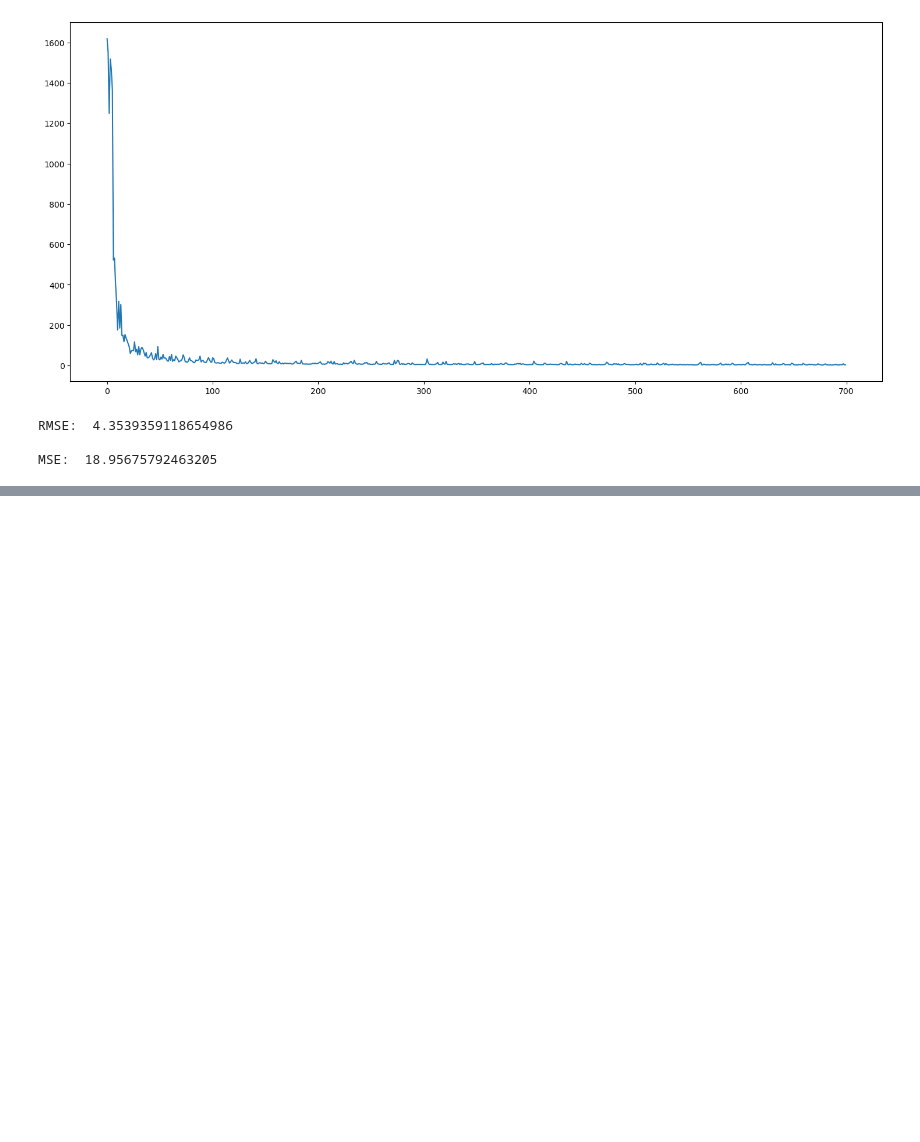
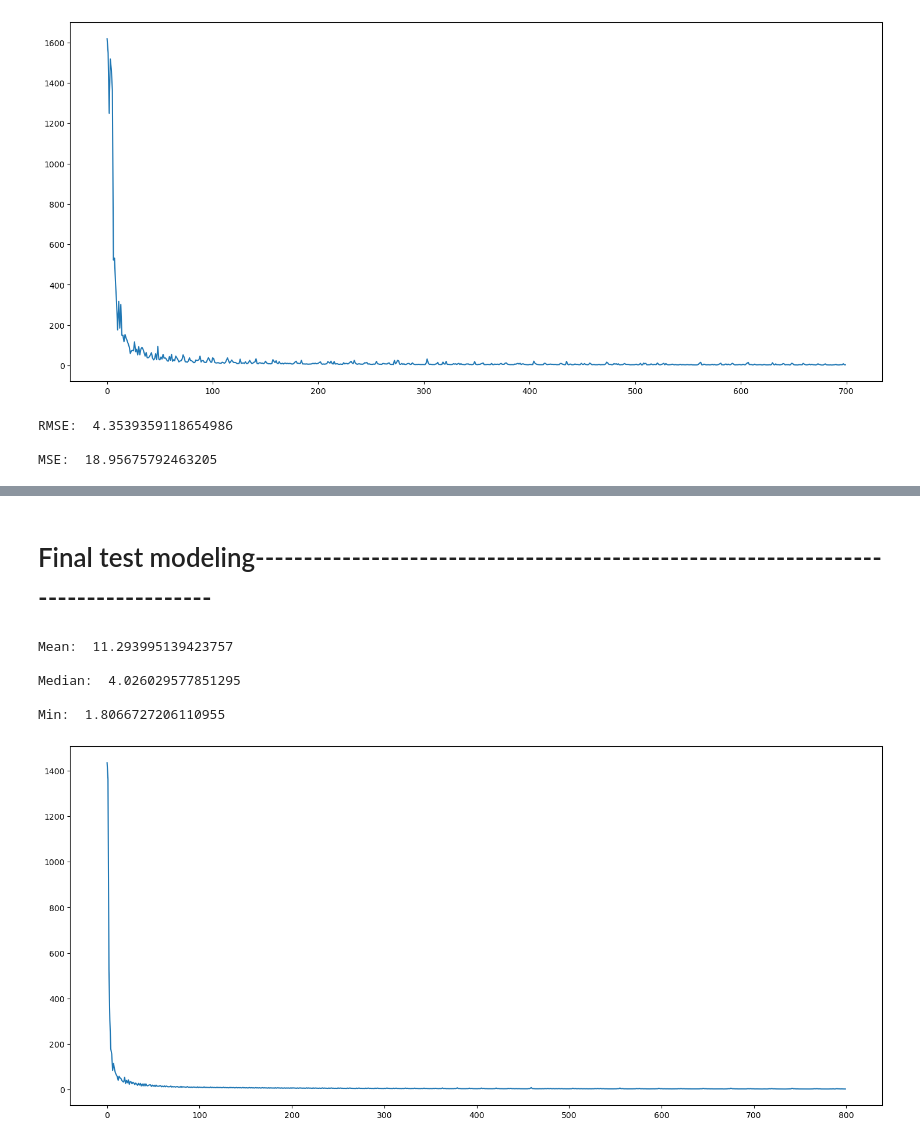
Before and after one commit to InfinityVaL/Machine_Learning, a Jupyter notebook: Skillbox_regression-9.ipynb, the cells around one changed output, grey strips where cells are left out. Drawn from its saved outputs; the diff is of its cells as text; code cells hidden in the pictures; blank space fills up the shorter version.

```diff
--- a/Skillbox_regression-9.ipynb
+++ b/Skillbox_regression-9.ipynb
@@ -225,0 +236,47 @@ plt.scatter(ytest, predtestNN, c='r', s=20);
+# %% [markdown]
+# Final test modeling-----------------------------------------------------------------------------------
+# %%
+x = train2.drop(columns=['Id', 'Strength'])
+y = train2.Strength
+
+model = Net(x.shape[1], 400, 800, 200, 100, 1)
+
+lossfn = nn.MSELoss()
+optim = torch.optim.SGD(model.parameters(), lr = 0.001)
+
+traindata = Set(x, y)
+trainloader = DataLoader(dataset=traindata, batch_size=40, shuffle=False)
+
+losslist1 = []
+losslist2 = []
+
+for batch in range(800):
+    for x, y in trainloader:
+
+        predtrainNN2 = model(x)
+        loss = lossfn(predtrainNN2, y.unsqueeze(-1))
+
+        loss.backward()
+        optim.step()
+        optim.zero_grad()
+
+        losslist1.append(loss.item())
+
+    losslist2.append(np.array(losslist1).mean())
+    losslist1 = []
+
+
+print('Mean: ', np.array(losslist2).mean(), '\n')
+print('Median: ', pd.Series(losslist2).median(), '\n')
+print('Min: ', min(losslist2), '\n')
+
+fig, ax = plt.subplots(figsize=(18,8))
+ax.plot(losslist2)
+plt.show()
+# %% [output]
+Mean:  11.293995139423757
+
+Median:  4.026029577851295
+
+Min:  1.8066727206110955
+[figure, added]
```
Also changed, not shown: parts of 8 cells of this notebook.
